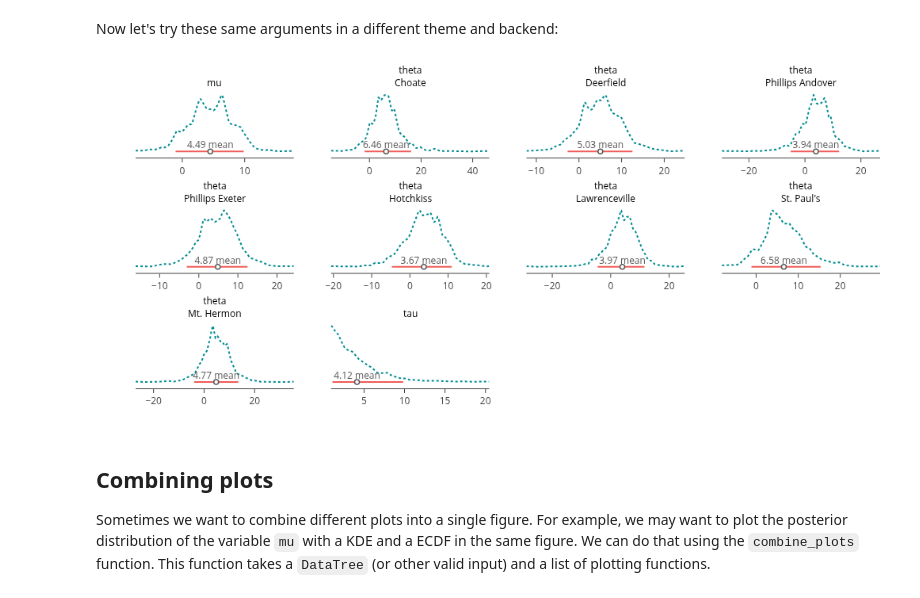
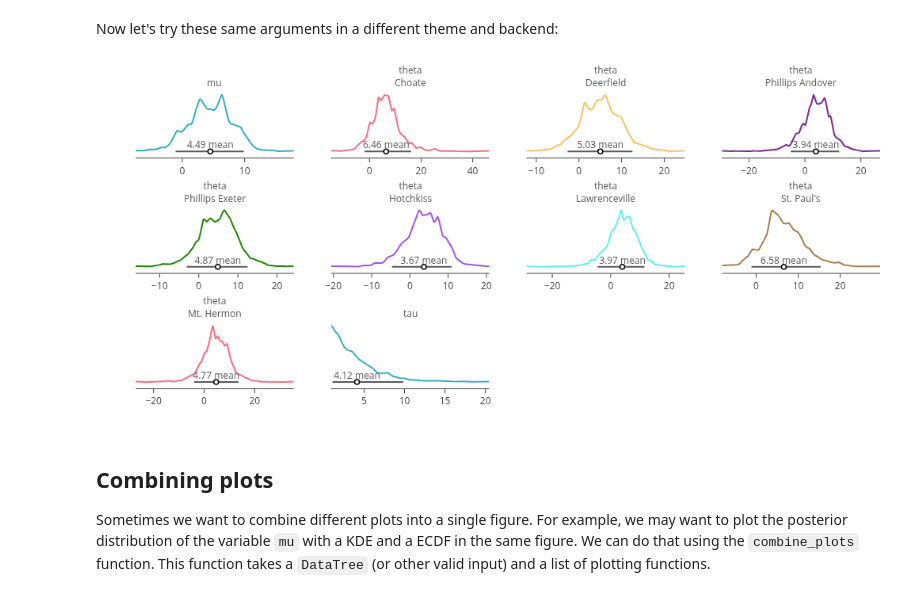
Before and after one commit to arviz-devs/arviz-plots, a Jupyter notebook: docs/source/tutorials/overview.ipynb, the cells around one changed output. Drawn from its saved outputs; the diff is of its cells as text; code cells hidden in the pictures.

```diff
--- a/docs/source/tutorials/overview.ipynb
+++ b/docs/source/tutorials/overview.ipynb
@@ -435,23 +460,20 @@ azp.plot_dist(
 # %% [markdown]
 Now let's try these same arguments in a different theme and backend:
-# %%
-import plotly.io as pio
-azp.style.use("arviz-vibrant")
-
-pio.renderers.default = "png"
+# %%
+azp.style.use("arviz-variat")
 # %%
 pc = azp.plot_dist(
     data,
     backend="plotly",
+    aes={"color": ["school"]},
     visuals={
-        "point_estimate": {"edgecolor": "B2", "facecolor": "B0", "width": 1.5},
-        "dist": {"linestyle": "C2"},
-        "credible_interval": {"color": "C1"}
-    },
+        "point_estimate": {"facecolor": "B0", "edgecolor": "B1", "width": 1.5},
+        "title": {"color": "B2"},
+    }
 )
 pc.show()
 # %% [output]
-[figure, old version]
+[figure, new version]
 # %% [markdown]
 ## Combining plots
 
```
Also changed, not shown: parts of 27 cells of this notebook, 3 other files.
